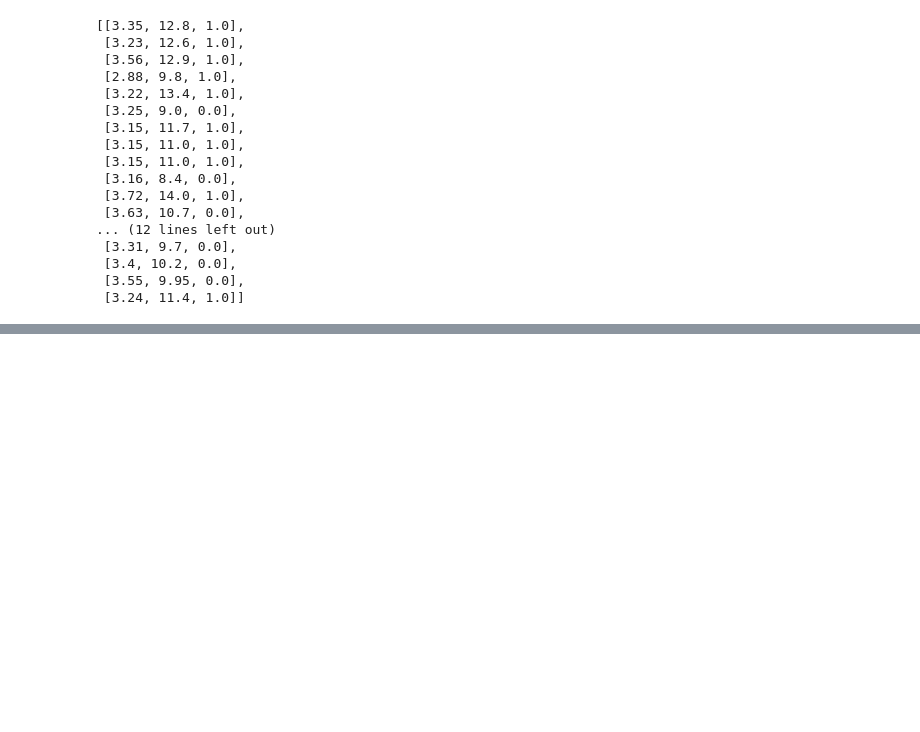
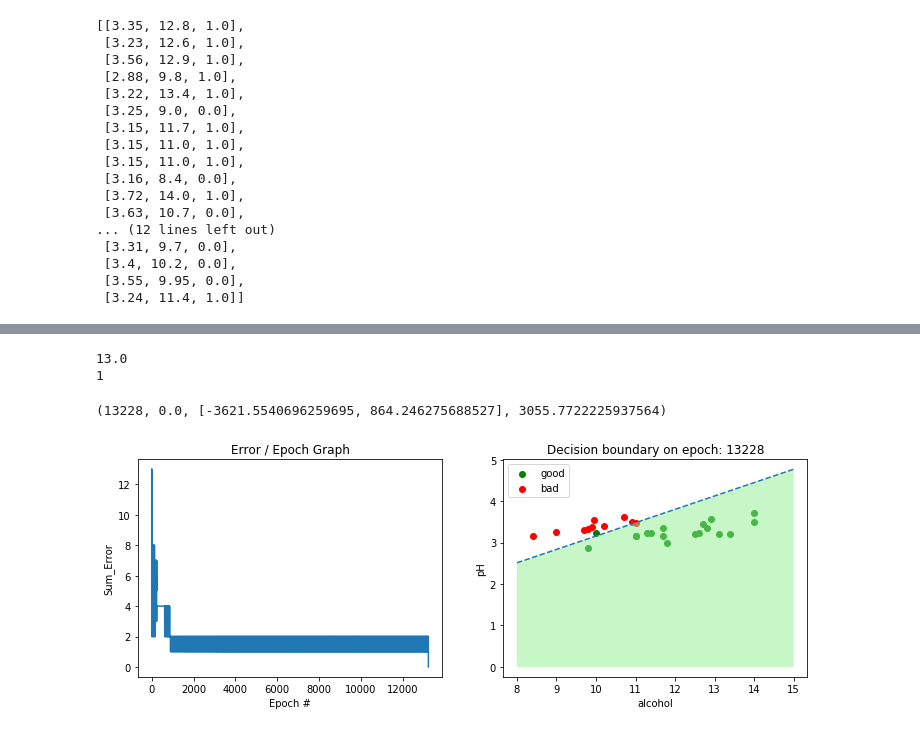
Before and after one commit to ssong42/Perceptron, a Jupyter notebook: ft_sommelier.ipynb, the cells around one changed output, grey strips where cells are left out. Saved outputs shown, nothing was run; the diff lists cells and outputs as text; code cells hidden in the pictures; blank space fills up the shorter version.

Commit message:
added graph part 2 rough draft

```diff
--- a/ft_sommelier.ipynb
+++ b/ft_sommelier.ipynb
@@ -267,9 +256,9 @@ print(weights)
 # %%
 #Covert all labels to 1 or 0 with threshold of good and bad
-data['good_bad'] = [1 if x >= 8 else 0 for x in data['quality']]
+data['good_bad'] = [1 if x >= good_threshold else 0 for x in data['quality']]
 
 #Grab all data higher than 8 or lower than 3 in quality.
-new_data = data.loc[(data['quality'] >= 8) | (data['quality'] <= 3)]
+new_data = data.loc[(data['quality'] >= good_threshold) | (data['quality'] <= bad_threshold)]
 
 #Grab only the 3 columns
 test_train = new_data.loc[:, ['pH', 'alcohol', 'good_bad']]
@@ -371,3 +366,12 @@ Expected=1, Predicted=1
+# %%
+listofepochs = [x[0] for x in performance]
+error = [x[1] for x in performance]
+
+print(error[0])
+print(listofepochs[0])
+# %% [output]
+13.0
+1
 # %%
 #if epoch's is 0 keep training till error is 0
 #return a list of tuples containing (performance)
@@ -374,0 +381,4 @@ Expected=1, Predicted=1
+# %%
+print(performance[-1])
+# %% [output]
+(13228, 0.0, [-3621.5540696259695, 864.246275688527], 3055.7722225937564)
@@ -374,0 +402,36 @@ Expected=1, Predicted=1
+# %%
+#if epoch is equal to -1 then it shows the line for last epoch
+#please put a valid epoch under the number of epoch's attempted
+
+def plot_performance(performance, wine_data, good_thresh, bad_thresh, epoch, save_plot=False):
+    #Separate Data to good and bad wine depending on threshold
+    good_data = data.loc[data['quality'] >= good_thresh]
+    bad_data = data.loc[data['quality'] <= bad_thresh]
+
+    listofepochs = [x[0] for x in performance]
+    error = [x[1] for x in performance]
+    #find length of epoch's so I can use last one if -1
+
+    listofepochs = [x[0] for x in performance]
+    error = [x[1] for x in performance]
+
+
+    fig, (ax1, ax2) = plt.subplots(figsize=(12, 4), ncols=2)
+    ax1.plot(listofepochs, error)
+    ax1.set_title('Error / Epoch Graph')
+    ax1.set_ylabel('Sum_Error')
+    ax1.set_xlabel('Epoch #')
+
+    ax2.scatter(good_data.alcohol.tolist(), good_data.pH.tolist(), color = 'green', label='good')
+    ax2.scatter(bad_data.alcohol.tolist(), bad_data.pH.tolist(), color = 'red', label='bad')
+    formula = '({}*x + {})/-{}'.format(performance[epoch][2][1], performance[epoch][3], performance[epoch][2][0])
+
+    graph(formula, range(8, 16), ax2)
+    ax2.set_title('Decision boundary on epoch: {}'.format(len(listofepochs)))
+    ax2.set_ylabel('pH')
+    ax2.set_xlabel('alcohol')
+    ax2.legend()
+# %%
+plot_performance(performance, data, 8, 3, 800)
+# %% [output]
+[figure, added]
```
Also changed, not shown: parts of 12 cells of this notebook.
